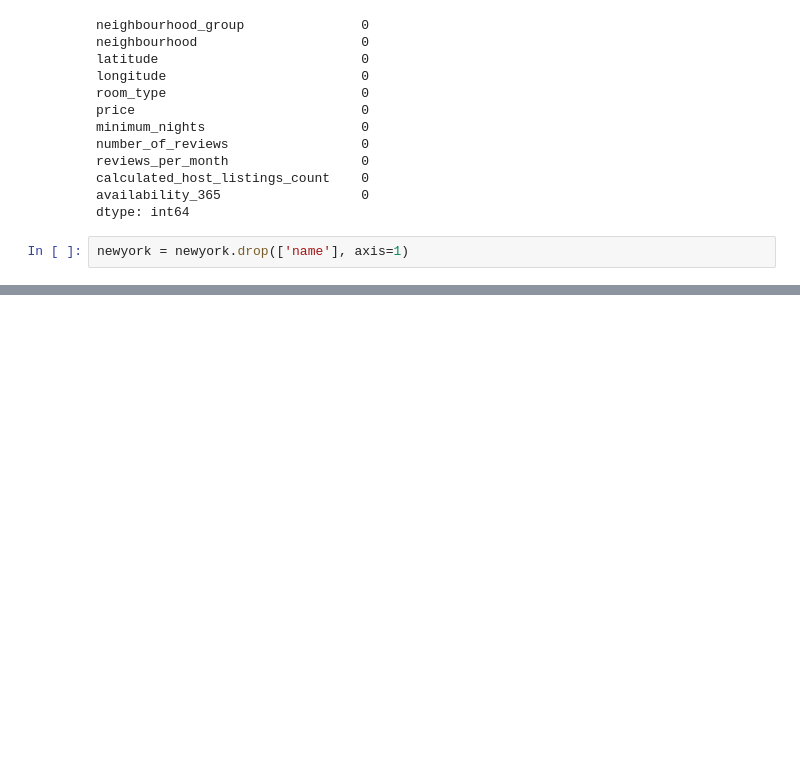
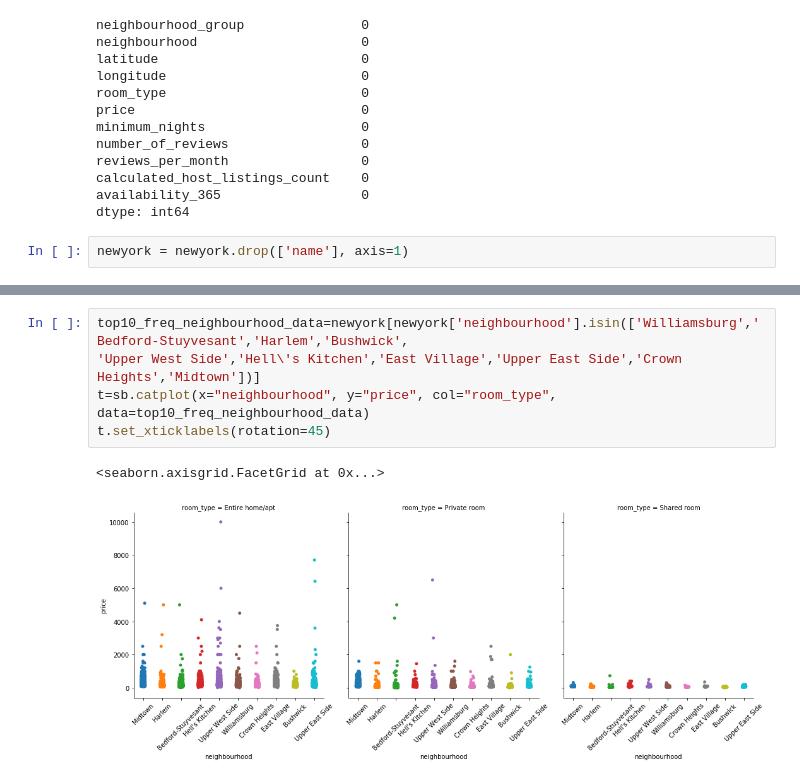
Before and after one commit to kasthurie/AirbnbSoen499, a Jupyter notebook: Linear_Regression.ipynb, the cells around one changed output, grey strips where cells are left out. Saved outputs shown, nothing was run; the diff lists cells and outputs as text; blank space fills up the shorter version.

```diff
--- a/Linear_Regression.ipynb
+++ b/Linear_Regression.ipynb
@@ -74,0 +120,8 @@ sb.distplot(newyork['price'], rug=True)
+# %%
+top10_freq_neighbourhood_data=newyork[newyork['neighbourhood'].isin(['Williamsburg','Bedford-Stuyvesant','Harlem','Bushwick',
+'Upper West Side','Hell\'s Kitchen','East Village','Upper East Side','Crown Heights','Midtown'])]
+t=sb.catplot(x="neighbourhood", y="price", col="room_type", data=top10_freq_neighbourhood_data)
+t.set_xticklabels(rotation=45)
+# %% [output]
+<seaborn.axisgrid.FacetGrid at 0x...>
+[figure, added]
```
Also changed, not shown: parts of 7 cells of this notebook.
